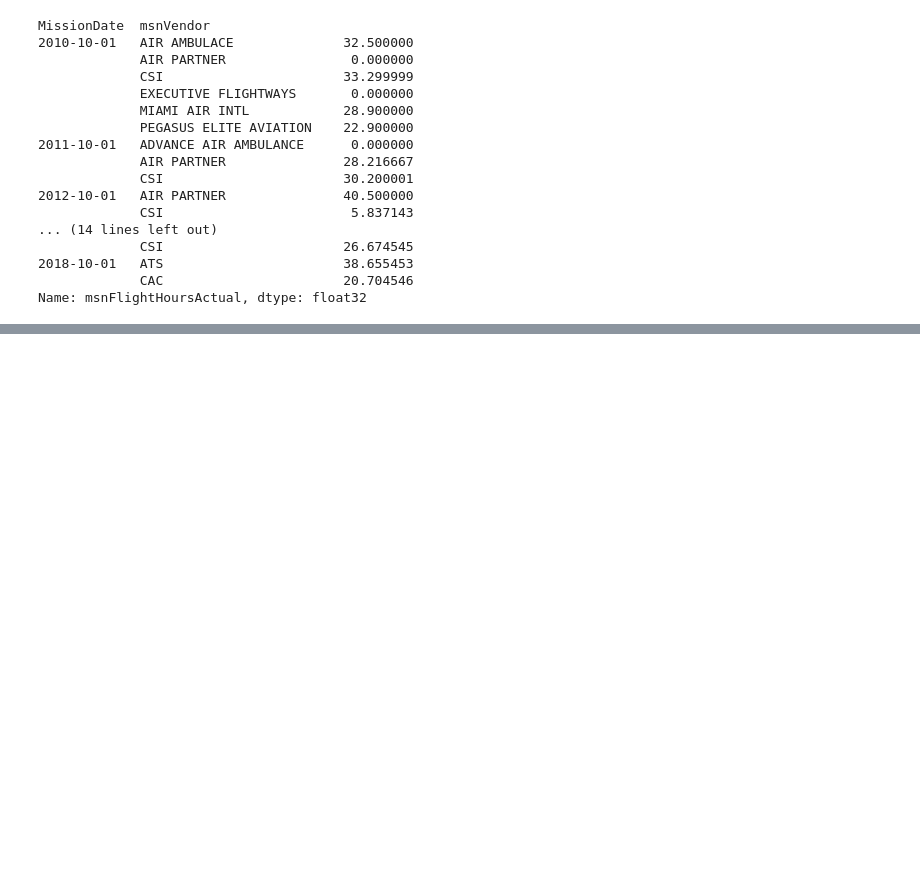
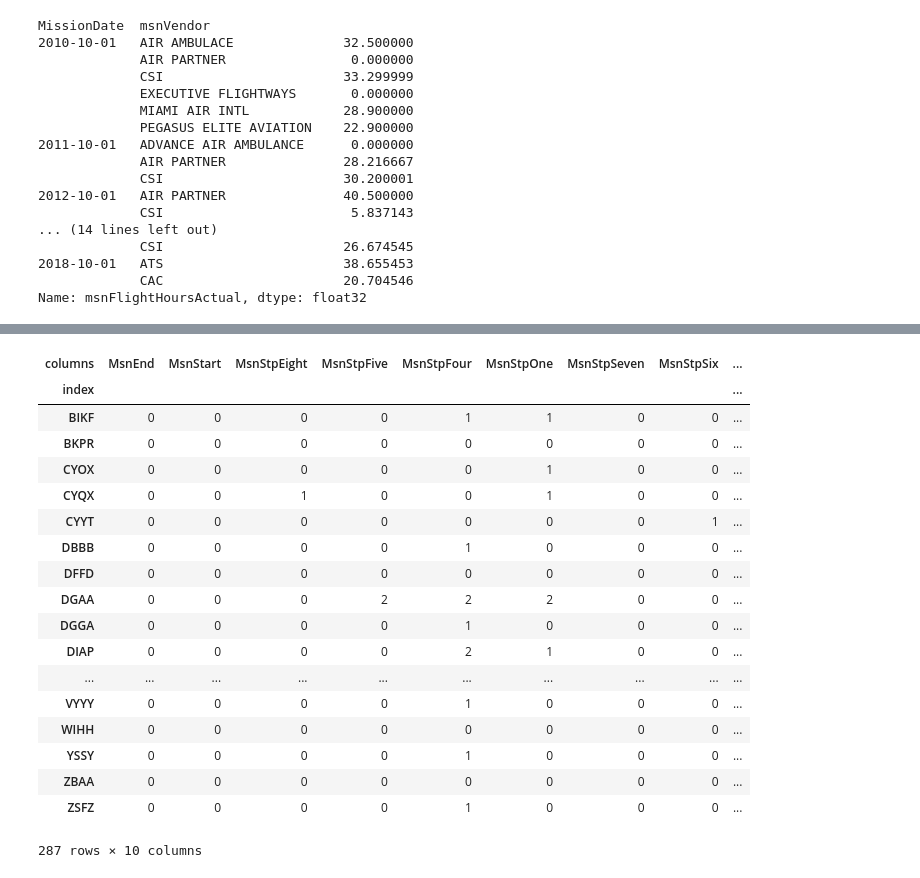
Before and after one commit to UWCHR/ice-air, a Jupyter notebook: installment2/analyze/note/missions.ipynb, the cells around one changed output, grey strips where cells are left out. Saved outputs shown, nothing was run; the diff lists cells and outputs as text; code cells hidden in the pictures; blank space fills up the shorter version.

```diff
--- a/installment2/analyze/note/missions.ipynb
+++ b/installment2/analyze/note/missions.ipynb
@@ -740,3 +685,14 @@ MissionDate  msnVendor
 2018-10-01   ATS                       38.655453
              CAC                       20.704546
 Name: msnFlightHoursActual, dtype: float32
+# %%
+stop_cols = ['MsnStart',
+             'MsnStpOne',
+             'MsnStpTwo',
+             'MsnStpThree',
+             'MsnStpFour',
+             'MsnStpFive',
+             'MsnStpSix',
+             'MsnStpSeven',
+             'MsnStpEight',
+             'MsnEnd']
@@ -742,0 +719,22 @@ Name: msnFlightHoursActual, dtype: float32
+# %%
+pd.crosstab(**df[stop_cols].melt(var_name='columns', value_name='index'))
+# %% [output]
+| columns | MsnEnd | MsnStart | MsnStpEight | MsnStpFive | MsnStpFour | MsnStpOne | MsnStpSeven | MsnStpSix | ... |
+| index |  |  |  |  |  |  |  |  | ... |
+| BIKF | 0 | 0 | 0 | 0 | 1 | 1 | 0 | 0 | ... |
+| BKPR | 0 | 0 | 0 | 0 | 0 | 0 | 0 | 0 | ... |
+| CYOX | 0 | 0 | 0 | 0 | 0 | 1 | 0 | 0 | ... |
+| CYQX | 0 | 0 | 1 | 0 | 0 | 1 | 0 | 0 | ... |
+| CYYT | 0 | 0 | 0 | 0 | 0 | 0 | 0 | 1 | ... |
+| DBBB | 0 | 0 | 0 | 0 | 1 | 0 | 0 | 0 | ... |
+| DFFD | 0 | 0 | 0 | 0 | 0 | 0 | 0 | 0 | ... |
+| DGAA | 0 | 0 | 0 | 2 | 2 | 2 | 0 | 0 | ... |
+| DGGA | 0 | 0 | 0 | 0 | 1 | 0 | 0 | 0 | ... |
+| DIAP | 0 | 0 | 0 | 0 | 2 | 1 | 0 | 0 | ... |
+| ... | ... | ... | ... | ... | ... | ... | ... | ... | ... |
+| VYYY | 0 | 0 | 0 | 0 | 1 | 0 | 0 | 0 | ... |
+| WIHH | 0 | 0 | 0 | 0 | 0 | 0 | 0 | 0 | ... |
+| YSSY | 0 | 0 | 0 | 0 | 1 | 0 | 0 | 0 | ... |
+| ZBAA | 0 | 0 | 0 | 0 | 0 | 0 | 0 | 0 | ... |
+| ZSFZ | 0 | 0 | 0 | 0 | 1 | 0 | 0 | 0 | ... |
+287 rows × 10 columns
```
Also changed, not shown: parts of 11 cells of this notebook, 1 other file.
